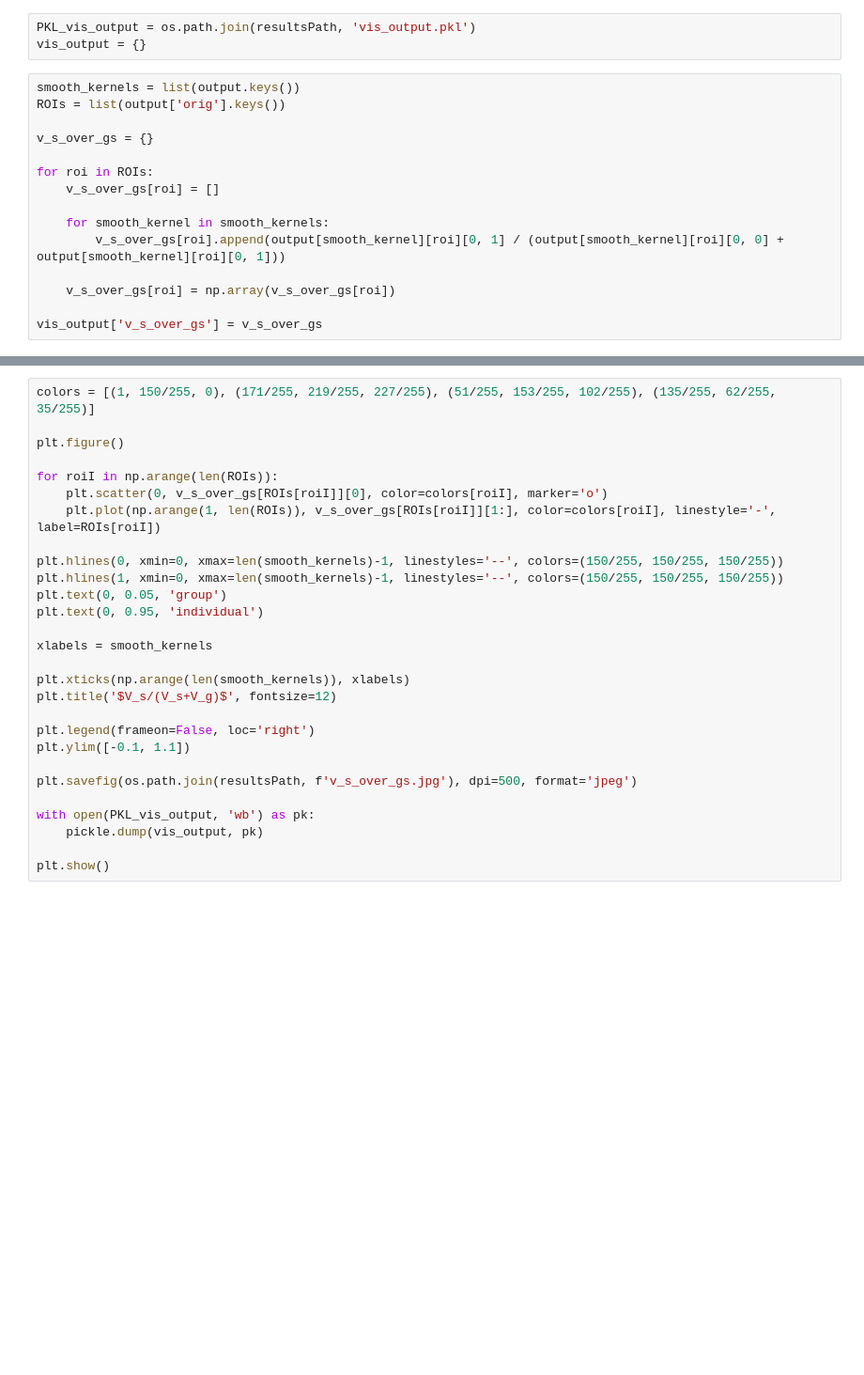
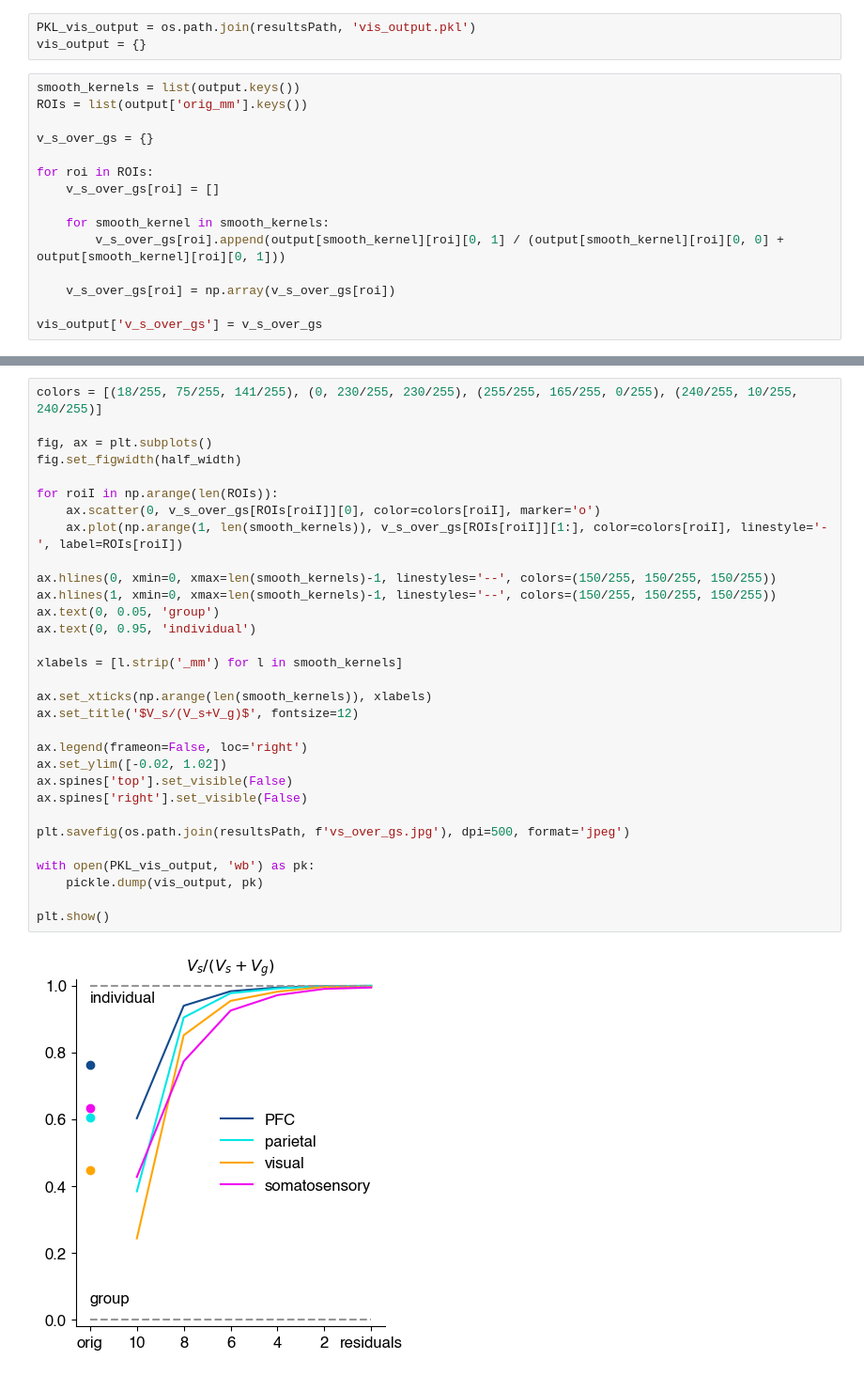
Before and after one commit to jkderrick028/PFC_parcellation, a Jupyter notebook: code/START_A2_smooth_decomposition.ipynb, the cells around one changed output, grey strips where cells are left out. Shown at 94% size. Saved outputs shown, nothing was run; the diff lists cells and outputs as text; blank space fills up the shorter version.

Commit message:
smooth decomposition notebook

```diff
--- a/code/START_A2_smooth_decomposition.ipynb
+++ b/code/START_A2_smooth_decomposition.ipynb
@@ -25,7 +25,7 @@ PKL_vis_output = os.path.join(resultsPath, 'vis_output.pkl')
 vis_output = {}
 # %%
 smooth_kernels = list(output.keys())
-ROIs = list(output['orig'].keys())
+ROIs = list(output['orig_mm'].keys())
 
 v_s_over_gs = {}
 
@@ -41,28 +52,33 @@ vis_output['v_s_over_gs'] = v_s_over_gs
 # %%
-colors = [(1, 150/255, 0), (171/255, 219/255, 227/255), (51/255, 153/255, 102/255), (135/255, 62/255, 35/255)]
+colors = [(18/255, 75/255, 141/255), (0, 230/255, 230/255), (255/255, 165/255, 0/255), (240/255, 10/255, 240/255)]
 
-plt.figure()
+fig, ax = plt.subplots()
+fig.set_figwidth(half_width)
 
 for roiI in np.arange(len(ROIs)):
-    plt.scatter(0, v_s_over_gs[ROIs[roiI]][0], color=colors[roiI], marker='o')
-    plt.plot(np.arange(1, len(ROIs)), v_s_over_gs[ROIs[roiI]][1:], color=colors[roiI], linestyle='-', label=ROIs[roiI])
+    ax.scatter(0, v_s_over_gs[ROIs[roiI]][0], color=colors[roiI], marker='o')
+    ax.plot(np.arange(1, len(smooth_kernels)), v_s_over_gs[ROIs[roiI]][1:], color=colors[roiI], linestyle='-', label=ROIs[roiI])
 
-plt.hlines(0, xmin=0, xmax=len(smooth_kernels)-1, linestyles='--', colors=(150/255, 150/255, 150/255))
-plt.hlines(1, xmin=0, xmax=len(smooth_kernels)-1, linestyles='--', colors=(150/255, 150/255, 150/255))
-plt.text(0, 0.05, 'group')
-plt.text(0, 0.95, 'individual')
+ax.hlines(0, xmin=0, xmax=len(smooth_kernels)-1, linestyles='--', colors=(150/255, 150/255, 150/255))
+ax.hlines(1, xmin=0, xmax=len(smooth_kernels)-1, linestyles='--', colors=(150/255, 150/255, 150/255))
+ax.text(0, 0.05, 'group')
+ax.text(0, 0.95, 'individual')
 
-xlabels = smooth_kernels
+xlabels = [l.strip('_mm') for l in smooth_kernels]
 
-plt.xticks(np.arange(len(smooth_kernels)), xlabels)
-plt.title('$V_s/(V_s+V_g)$', fontsize=12)
+ax.set_xticks(np.arange(len(smooth_kernels)), xlabels)
+ax.set_title('$V_s/(V_s+V_g)$', fontsize=12)
 
-plt.legend(frameon=False, loc='right')
-plt.ylim([-0.1, 1.1])
+ax.legend(frameon=False, loc='right')
+ax.set_ylim([-0.02, 1.02])
+ax.spines['top'].set_visible(False)
+ax.spines['right'].set_visible(False)
 
-plt.savefig(os.path.join(resultsPath, f'v_s_over_gs.jpg'), dpi=500, format='jpeg')
+plt.savefig(os.path.join(resultsPath, f'vs_over_gs.jpg'), dpi=500, format='jpeg')
 
 with open(PKL_vis_output, 'wb') as pk:
     pickle.dump(vis_output, pk)
 
 plt.show()
+# %% [output]
+[figure, added]
```
Also changed, not shown: parts of 1 cell of this notebook, 1 other file.
